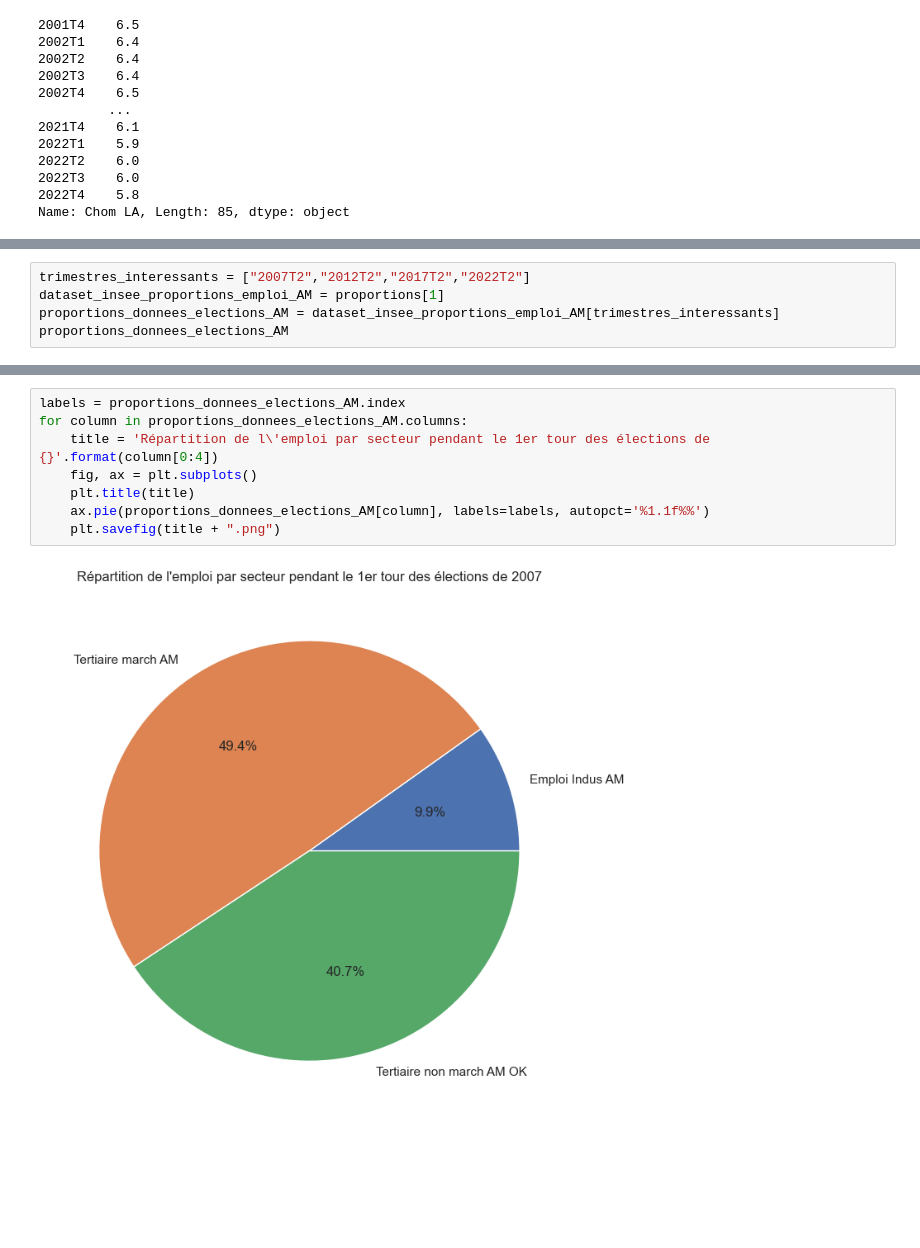
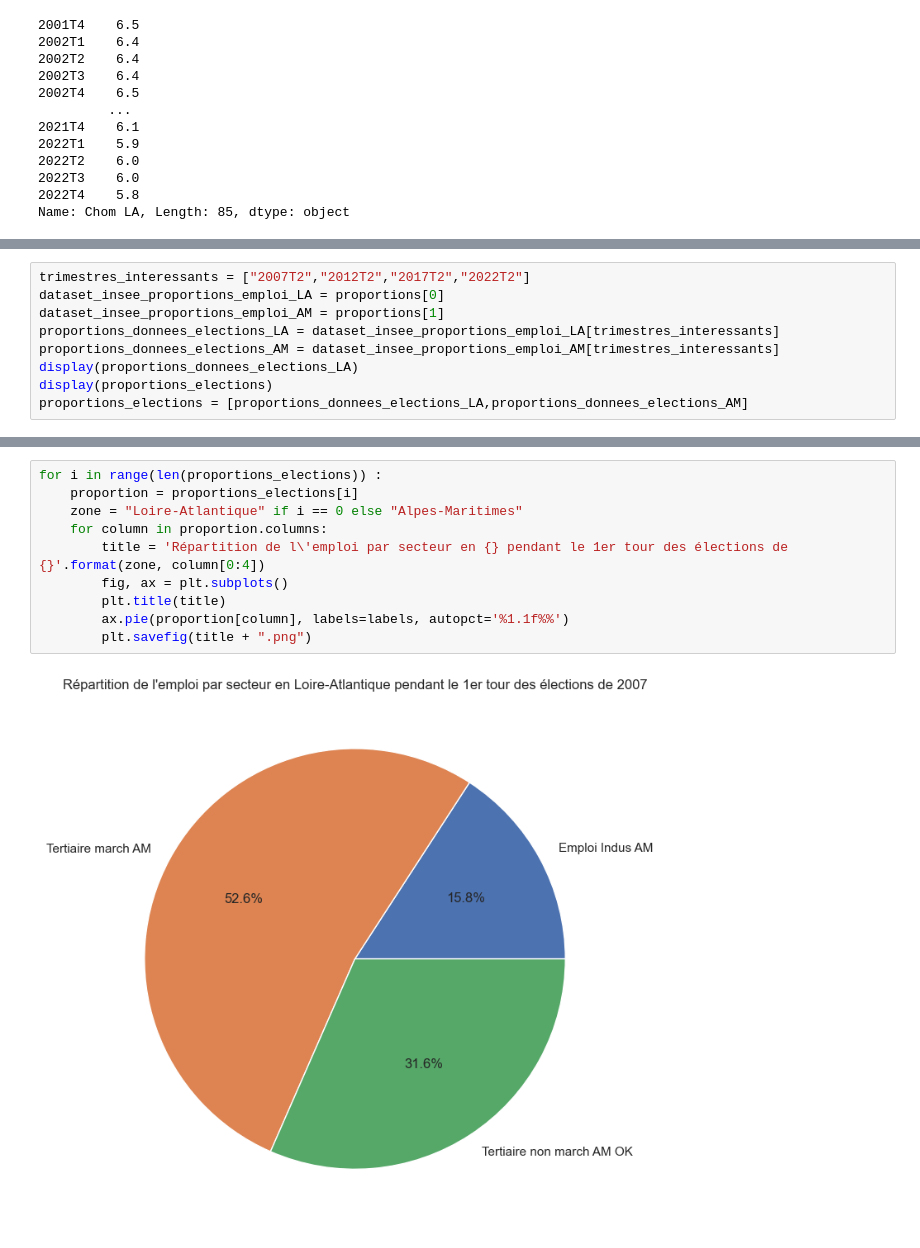
Before and after one commit to CinquinAndy/i1-mspr-data, a Jupyter notebook: Notebook_visu_graphs.ipynb, the cells around one changed output, grey strips where cells are left out. Saved outputs shown, nothing was run; the diff lists cells and outputs as text; blank space fills up the shorter version.

```diff
--- a/Notebook_visu_graphs.ipynb
+++ b/Notebook_visu_graphs.ipynb
@@ -353,7 +357,11 @@ Length: 85, dtype: object
 # %%
 trimestres_interessants = ["2007T2","2012T2","2017T2","2022T2"]
+dataset_insee_proportions_emploi_LA = proportions[0]
 dataset_insee_proportions_emploi_AM = proportions[1]
+proportions_donnees_elections_LA = dataset_insee_proportions_emploi_LA[trimestres_interessants]
 proportions_donnees_elections_AM = dataset_insee_proportions_emploi_AM[trimestres_interessants]
-proportions_donnees_elections_AM
+display(proportions_donnees_elections_LA)
+display(proportions_elections)
+proportions_elections = [proportions_donnees_elections_LA,proportions_donnees_elections_AM]
 # %% [output]
 |  | 2007T2 | 2012T2 | 2017T2 | 2022T2 |
@@ -363,10 +379,12 @@ proportions_donnees_elections_AM
 # %%
-labels = proportions_donnees_elections_AM.index
-for column in proportions_donnees_elections_AM.columns:
-    title = 'Répartition de l\'emploi par secteur pendant le 1er tour des élections de {}'.format(column[0:4])
-    fig, ax = plt.subplots()
-    plt.title(title)
-    ax.pie(proportions_donnees_elections_AM[column], labels=labels, autopct='%1.1f%%')
-    plt.savefig(title + ".png")
+for i in range(len(proportions_elections)) :
+    proportion = proportions_elections[i]
+    zone = "Loire-Atlantique" if i == 0 else "Alpes-Maritimes"
+    for column in proportion.columns:
+        title = 'Répartition de l\'emploi par secteur en {} pendant le 1er tour des élections de {}'.format(zone, column[0:4])
+        fig, ax = plt.subplots()
+        plt.title(title)
+        ax.pie(proportion[column], labels=labels, autopct='%1.1f%%')
+        plt.savefig(title + ".png")
 # %% [output]
-[figure, old version]
+[figure, new version]
```
Also changed, not shown: parts of 9 cells of this notebook.
